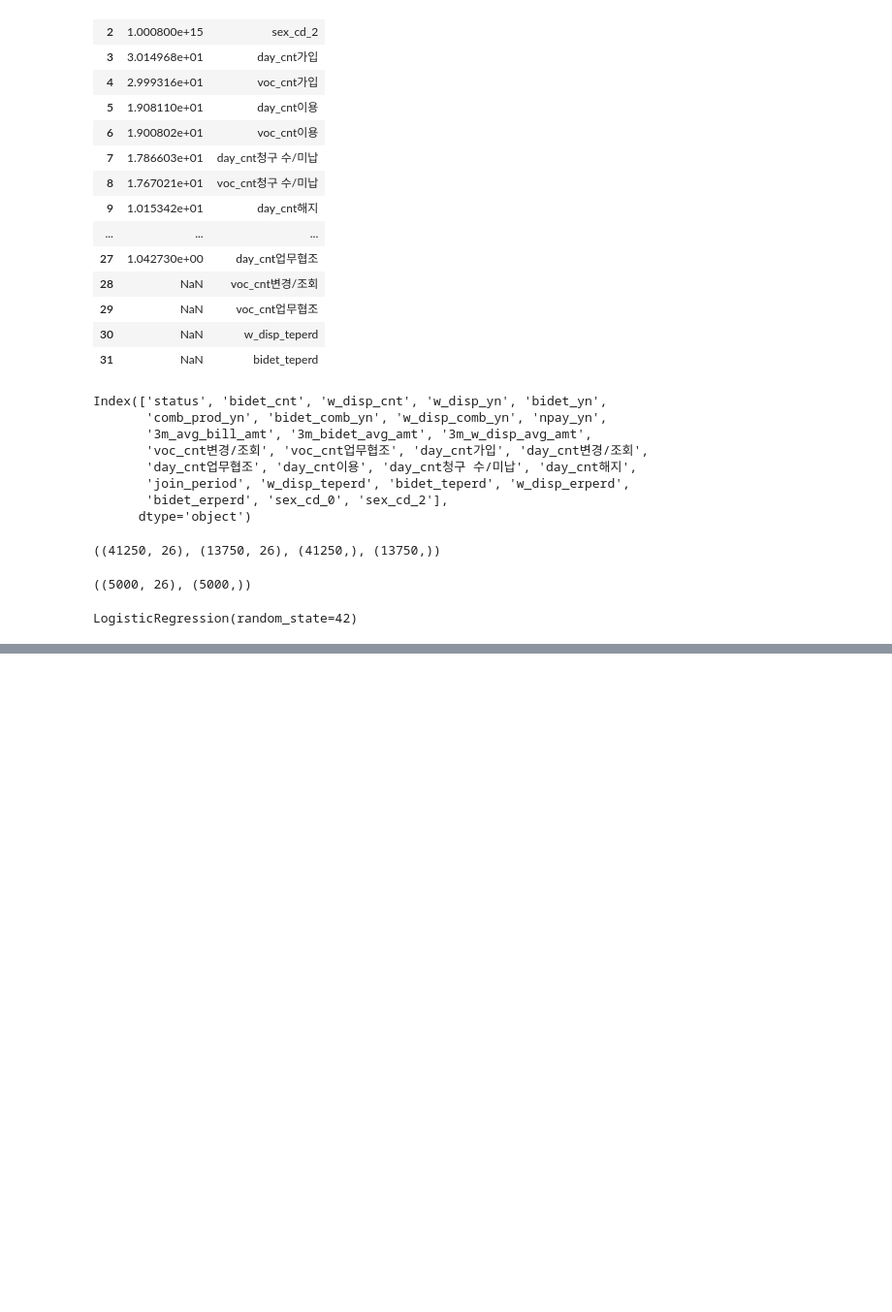
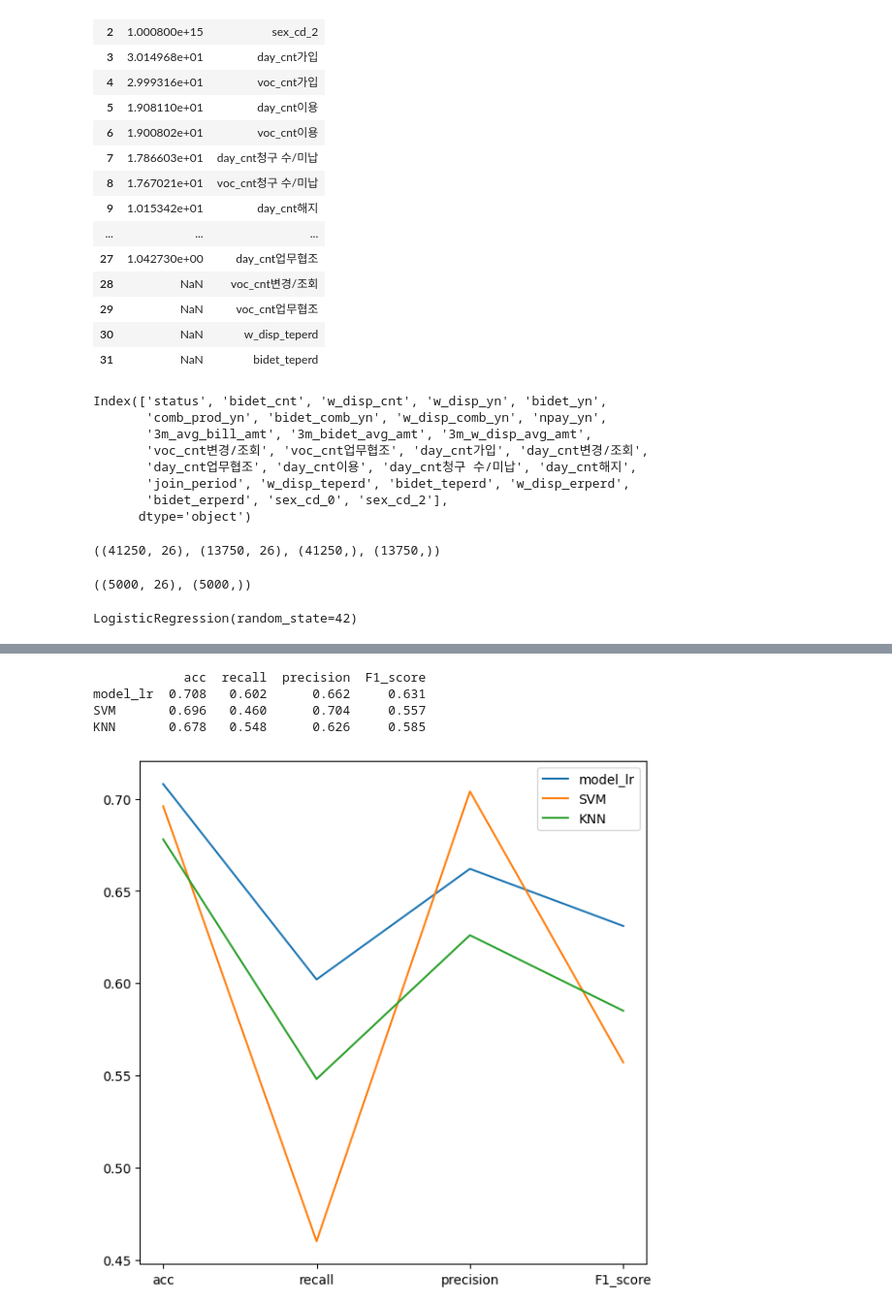
Before and after one commit to Njeon3091/AICE_study, a Jupyter notebook: 실습_과제(비데_정수기_렌탈).ipynb, the cells around one changed output, grey strips where cells are left out. Shown at 97% size. Drawn from its saved outputs; the diff is of its cells as text; code cells hidden in the pictures; blank space fills up the shorter version.

```diff
--- a/실습_과제(비데_정수기_렌탈).ipynb
+++ b/실습_과제(비데_정수기_렌탈).ipynb
@@ -1586,0 +1603,12 @@ model_lr  0.708   0.602      0.662     0.631
+# %%
+from sklearn.svm import SVC
+SVM = SVC(random_state = 42)
+SVM.fit(x_train, y_train)
+pred_SVM = SVM.predict(x_test)
+result_view('SVM', pred_SVM, y_test)
+# %% [output]
+            acc  recall  precision  F1_score
+model_lr  0.708   0.602      0.662     0.631
+SVM       0.696   0.460      0.704     0.557
+KNN       0.678   0.548      0.626     0.585
+[figure, added]
```
Also changed, not shown: parts of 9 cells of this notebook.
